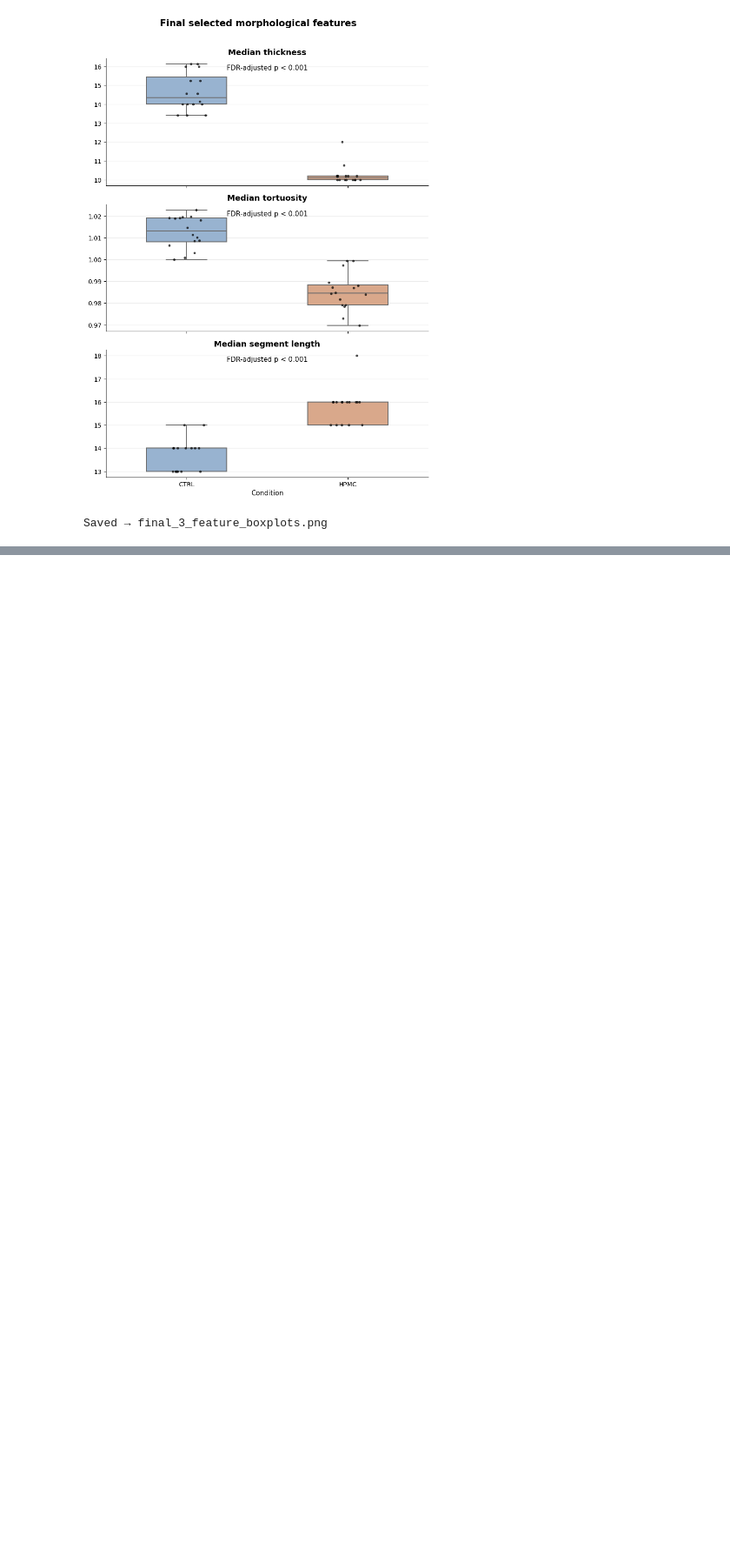
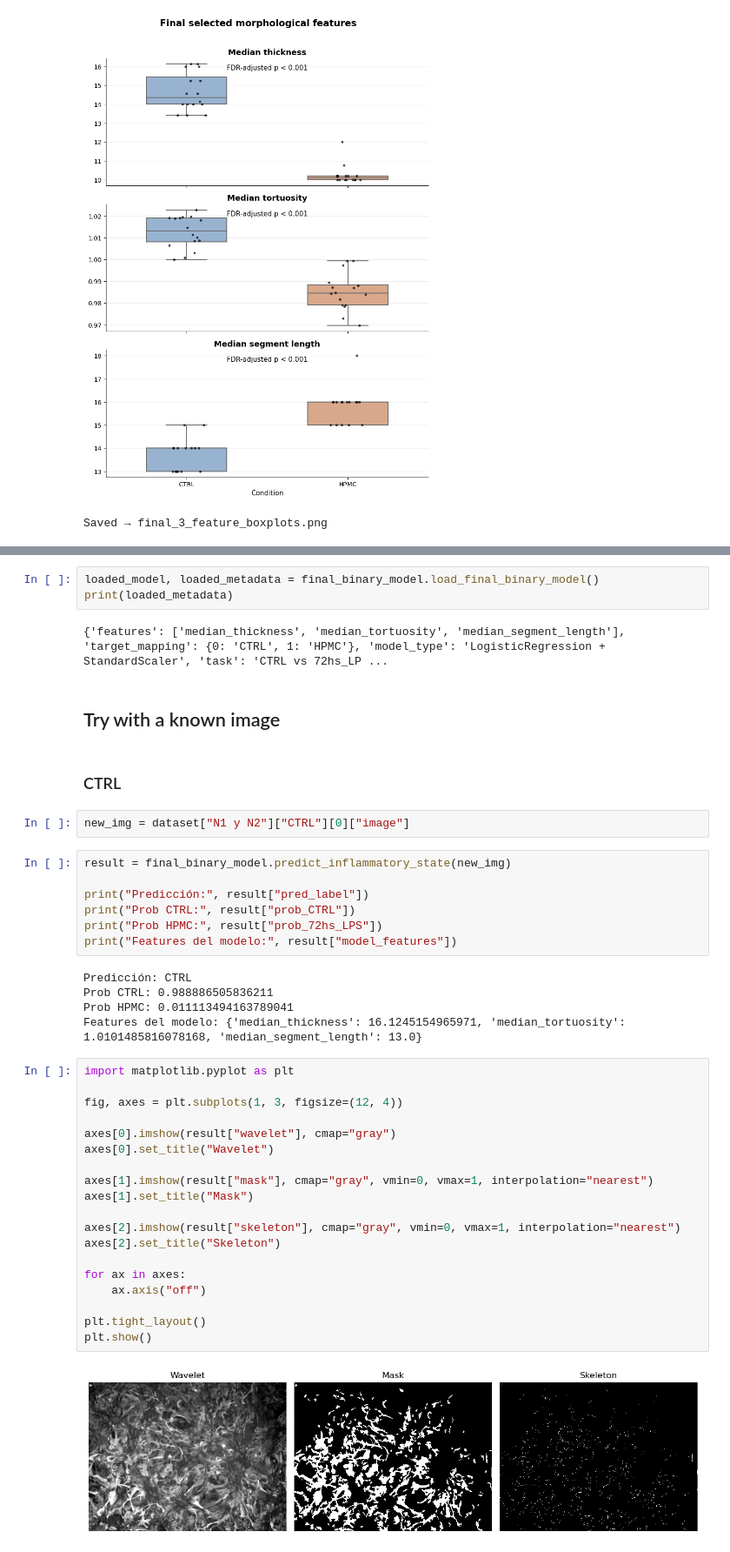
Before and after one commit to alexiagguevara/Proyecto-Final, a Jupyter notebook: main.ipynb, the cells around one changed output, grey strips where cells are left out. Shown at 87% size. Saved outputs shown, nothing was run; the diff lists cells and outputs as text; blank space fills up the shorter version.

Commit message:
Final corrections of binary model + temporal continuous score model

```diff
--- a/main.ipynb
+++ b/main.ipynb
@@ -255,0 +275,44 @@ Saved → final_3_feature_boxplots.png
+# %%
+loaded_model, loaded_metadata = final_binary_model.load_final_binary_model()
+print(loaded_metadata)
+# %% [output]
+{'features': ['median_thickness', 'median_tortuosity', 'median_segment_length'], 'target_mapping': {0: 'CTRL', 1: 'HPMC'}, 'model_type': 'LogisticRegression + StandardScaler', 'task': 'CTRL vs 72hs_LP ...
+# %% [markdown]
+## Try with a known image
+# %% [markdown]
+### CTRL
+# %%
+new_img = dataset["N1 y N2"]["CTRL"][0]["image"]
+# %%
+result = final_binary_model.predict_inflammatory_state(new_img)
+
+print("Predicción:", result["pred_label"])
+print("Prob CTRL:", result["prob_CTRL"])
+print("Prob HPMC:", result["prob_72hs_LPS"])
+print("Features del modelo:", result["model_features"])
+# %% [output]
+Predicción: CTRL
+Prob CTRL: 0.988886505836211
+Prob HPMC: 0.011113494163789041
+Features del modelo: {'median_thickness': 16.1245154965971, 'median_tortuosity': 1.0101485816078168, 'median_segment_length': 13.0}
+# %%
+import matplotlib.pyplot as plt
+
+fig, axes = plt.subplots(1, 3, figsize=(12, 4))
+
+axes[0].imshow(result["wavelet"], cmap="gray")
+axes[0].set_title("Wavelet")
+
+axes[1].imshow(result["mask"], cmap="gray", vmin=0, vmax=1, interpolation="nearest")
+axes[1].set_title("Mask")
+
+axes[2].imshow(result["skeleton"], cmap="gray", vmin=0, vmax=1, interpolation="nearest")
+axes[2].set_title("Skeleton")
+
+for ax in axes:
+    ax.axis("off")
+
+plt.tight_layout()
+plt.show()
+# %% [output]
+[figure, added]
```
Also changed, not shown: parts of 8 cells of this notebook, 20 other files.
